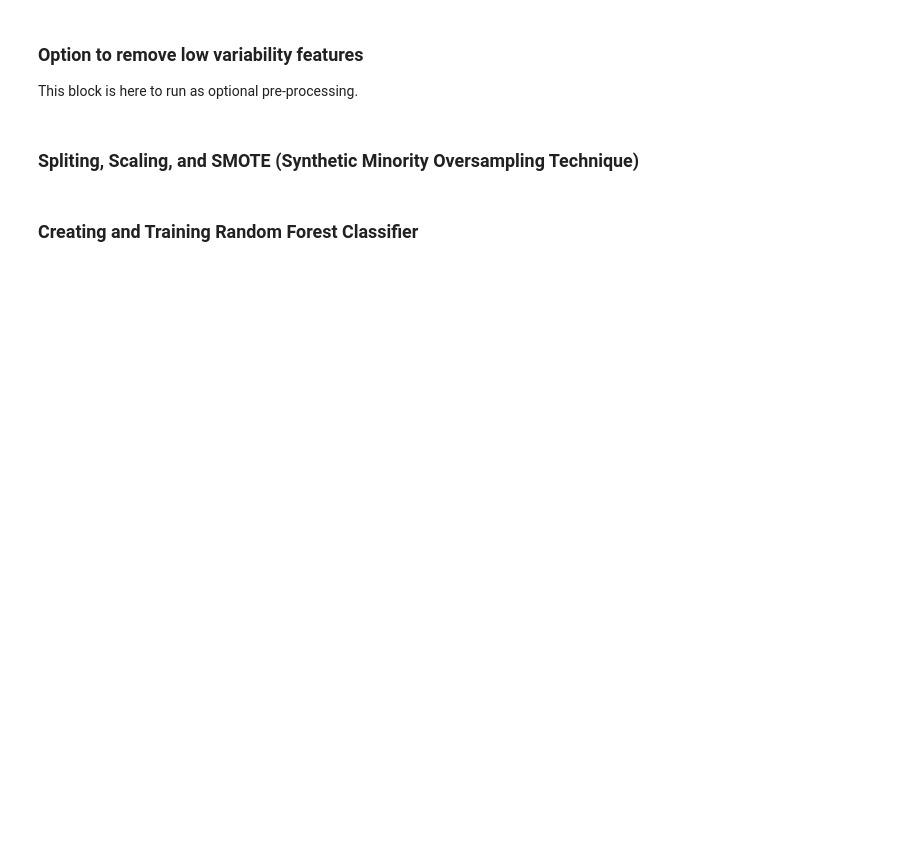
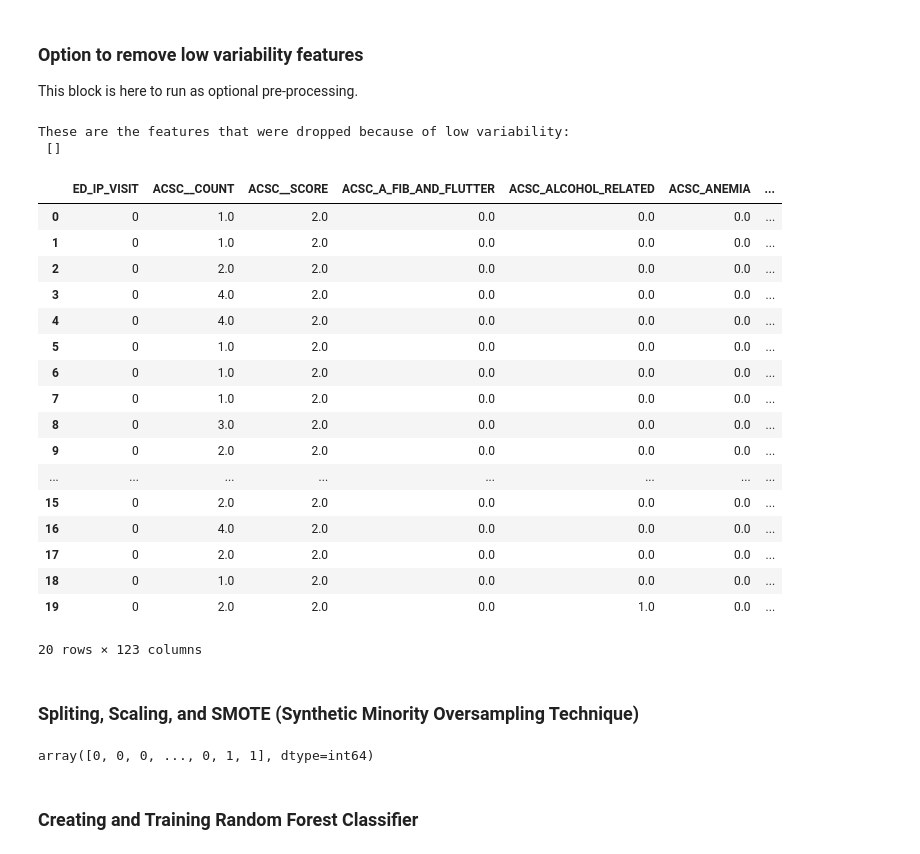
Before and after one commit to jdriggersVesta/Python, a Jupyter notebook: Python/VIP/CTL VIP Model - Production.ipynb, the cells around one changed output. Cells and saved outputs as stored; diff of their text form; code cells hidden in the pictures; blank space fills up the shorter version.

```diff
--- a/Python/VIP/CTL VIP Model - Production.ipynb
+++ b/Python/VIP/CTL VIP Model - Production.ipynb
@@ -318,0 +348,17 @@ df.head()
+# %%
+#convert data types
+#changing all float64 to float32
+
+original_memory = df.memory_usage().sum()
+print(f'Memory Usage of Dataframe: {df.memory_usage().sum()} bytes')
+df[df.select_dtypes(np.float64).columns] = df.select_dtypes(np.float64).astype(np.float32)
+
+# df = df.astype('float32')
+#
+# df.head()
+df.info()
+
+new_memory = df.memory_usage().sum()
+print(f'Memory Usage of Original Dataframe: {original_memory} bytes')
+print(f'Memory Usage of New Dataframe: {new_memory} bytes')
+print(f'Memory usage reduced by:{round((original_memory - new_memory) / original_memory * 100, 0)}%')
@@ -323,19 +379,41 @@ This block is here to run as optional pre-processing.
 # %%
 # Drop low variability columns
 df_var = df.var()
 df.columns.to_list()
 
 features_to_drop = []
 
 for i in range(len(df.columns.to_list())):
     #print(df.columns.to_list()[i],df_var[i])
     if df_var[i] == 0 and df.columns.to_list()[i] != 'ED_IP_VISIT':
         features_to_drop.append(df.columns.to_list()[i])
 
 
 print('These are the features that were dropped because of low variability: \n',features_to_drop,'\n\n')
 
 df = df.drop(columns = features_to_drop)
+df.head(20)
+# %% [output]
+These are the features that were dropped because of low variability:
+ []
+|  | ED_IP_VISIT | ACSC__COUNT | ACSC__SCORE | ACSC_A_FIB_AND_FLUTTER | ACSC_ALCOHOL_RELATED | ACSC_ANEMIA | ... |
+| 0 | 0 | 1.0 | 2.0 | 0.0 | 0.0 | 0.0 | ... |
+| 1 | 0 | 1.0 | 2.0 | 0.0 | 0.0 | 0.0 | ... |
+| 2 | 0 | 2.0 | 2.0 | 0.0 | 0.0 | 0.0 | ... |
+| 3 | 0 | 4.0 | 2.0 | 0.0 | 0.0 | 0.0 | ... |
+| 4 | 0 | 4.0 | 2.0 | 0.0 | 0.0 | 0.0 | ... |
+| 5 | 0 | 1.0 | 2.0 | 0.0 | 0.0 | 0.0 | ... |
+| 6 | 0 | 1.0 | 2.0 | 0.0 | 0.0 | 0.0 | ... |
+| 7 | 0 | 1.0 | 2.0 | 0.0 | 0.0 | 0.0 | ... |
+| 8 | 0 | 3.0 | 2.0 | 0.0 | 0.0 | 0.0 | ... |
+| 9 | 0 | 2.0 | 2.0 | 0.0 | 0.0 | 0.0 | ... |
+| ... | ... | ... | ... | ... | ... | ... | ... |
+| 15 | 0 | 2.0 | 2.0 | 0.0 | 0.0 | 0.0 | ... |
+| 16 | 0 | 4.0 | 2.0 | 0.0 | 0.0 | 0.0 | ... |
+| 17 | 0 | 2.0 | 2.0 | 0.0 | 0.0 | 0.0 | ... |
+| 18 | 0 | 1.0 | 2.0 | 0.0 | 0.0 | 0.0 | ... |
+| 19 | 0 | 2.0 | 2.0 | 0.0 | 1.0 | 0.0 | ... |
+20 rows × 123 columns
 # %% [markdown]
 ### Spliting, Scaling, and SMOTE (Synthetic Minority Oversampling Technique)
 # %%
@@ -356,6 +434,11 @@ X_train,X_test,y_train,y_test = train_test_split(X,y,test_size=0.30, random_stat
 # Smote for balancing the training data set
 smote = SMOTE(random_state = 2)
 X_train,y_train = smote.fit_resample(X_train, y_train)
+# %%
+y
+# y_train
+# %% [output]
+array([0, 0, 0, ..., 0, 1, 1], dtype=int64)
 # %% [markdown]
 ### Creating and Training Random Forest Classifier
 # %%
```
Also changed, not shown: parts of 15 cells of this notebook, 4 other files.
